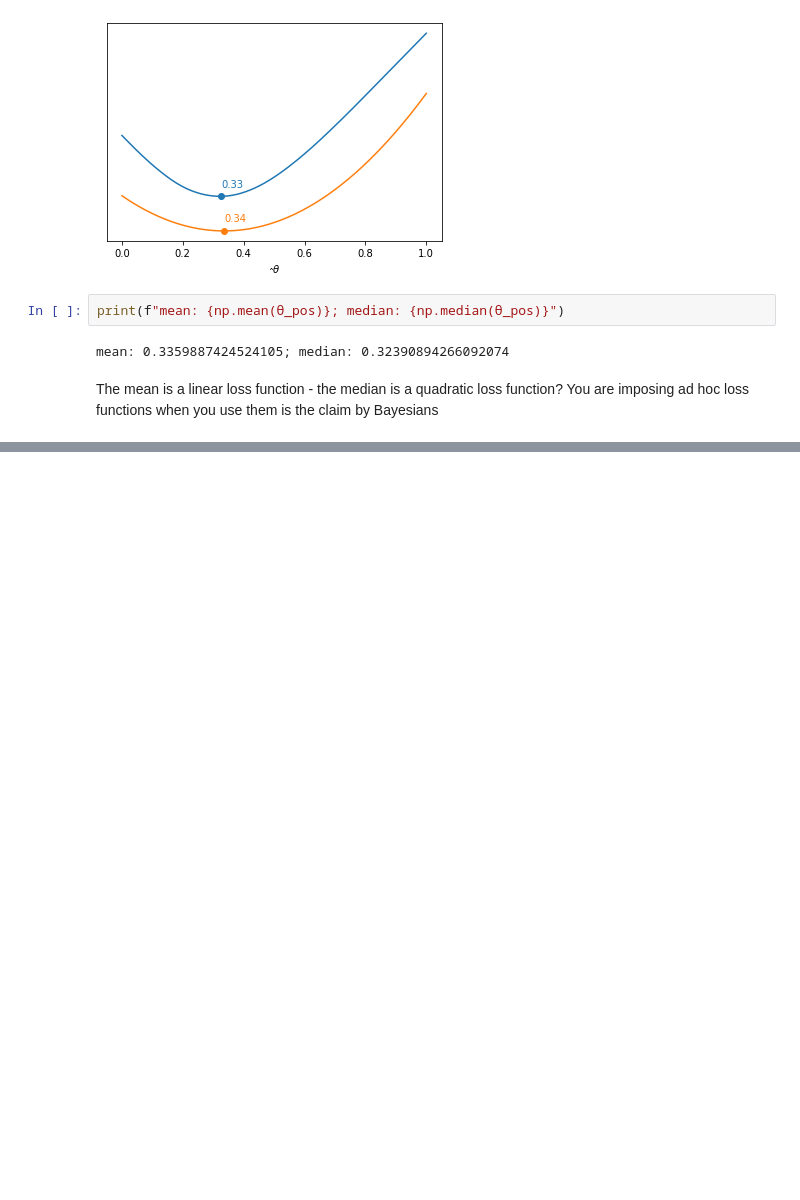
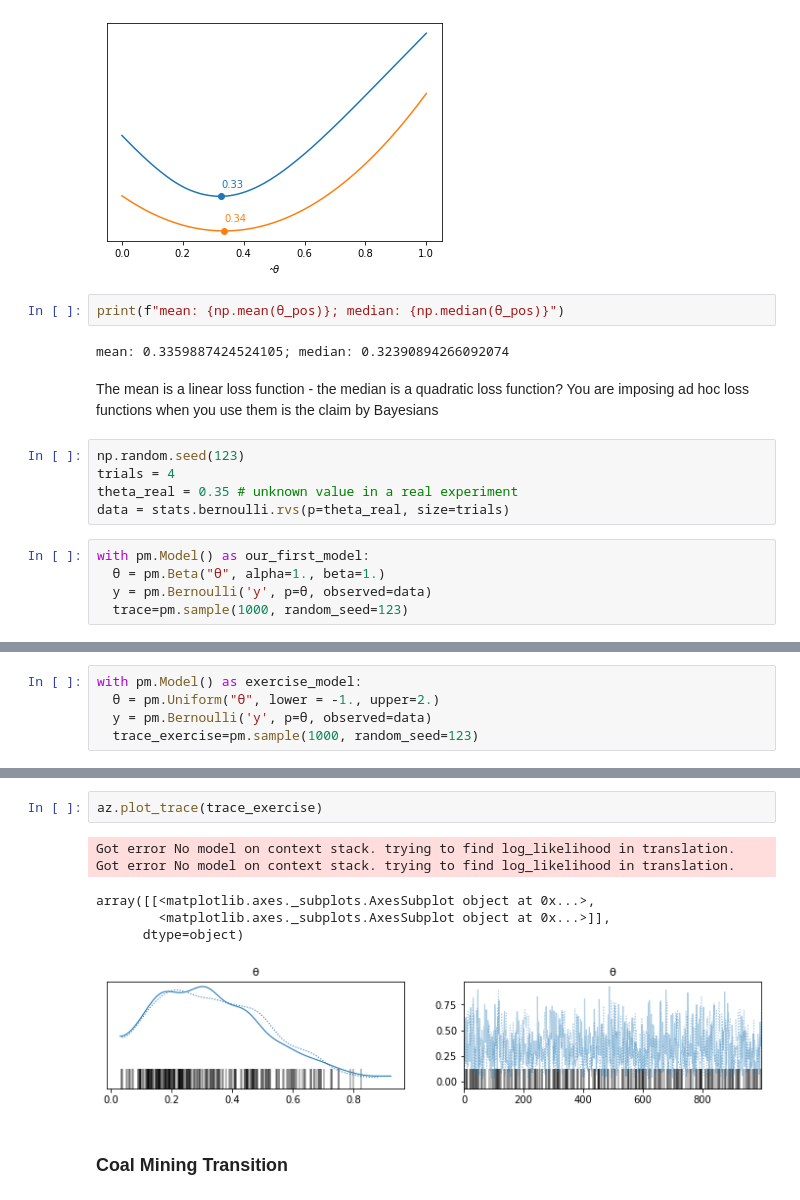
Before and after one commit to cormach/pymc3-bayesian-analysis-book, a Jupyter notebook: Chapter_1.ipynb, the cells around one changed output, grey strips where cells are left out. Saved outputs shown, nothing was run; the diff lists cells and outputs as text; blank space fills up the shorter version.

```diff
--- a/Chapter_1.ipynb
+++ b/Chapter_1.ipynb
@@ -71,3 +71,13 @@ print(f"mean: {np.mean(θ_pos)}; median: {np.median(θ_pos)}")
 mean: 0.3359887424524105; median: 0.32390894266092074
 # %% [markdown]
 The mean is a linear loss function - the median is a quadratic loss function?  You are imposing ad hoc loss functions when you use them is the claim by Bayesians
+# %%
+np.random.seed(123)
+trials = 4
+theta_real = 0.35 # unknown value in a real experiment
+data = stats.bernoulli.rvs(p=theta_real, size=trials)
+# %%
+with pm.Model() as our_first_model:
+  θ = pm.Beta("θ", alpha=1., beta=1.)
+  y = pm.Bernoulli('y', p=θ, observed=data)
+  trace=pm.sample(1000, random_seed=123)
@@ -73,0 +101,5 @@ The mean is a linear loss function - the median is a quadratic loss function?  Y
+# %%
+with pm.Model() as exercise_model:
+  θ = pm.Uniform("θ", lower = -1., upper=2.)
+  y = pm.Bernoulli('y', p=θ, observed=data)
+  trace_exercise=pm.sample(1000, random_seed=123)
@@ -73,0 +116,11 @@ The mean is a linear loss function - the median is a quadratic loss function?  Y
+# %%
+az.plot_trace(trace_exercise)
+# %% [output]
+Got error No model on context stack. trying to find log_likelihood in translation.
+Got error No model on context stack. trying to find log_likelihood in translation.
+array([[<matplotlib.axes._subplots.AxesSubplot object at 0x...>,
+        <matplotlib.axes._subplots.AxesSubplot object at 0x...>]],
+      dtype=object)
+[figure, added]
+# %% [markdown]
+### Coal Mining Transition
```
Also changed, not shown: parts of 9 cells of this notebook.
